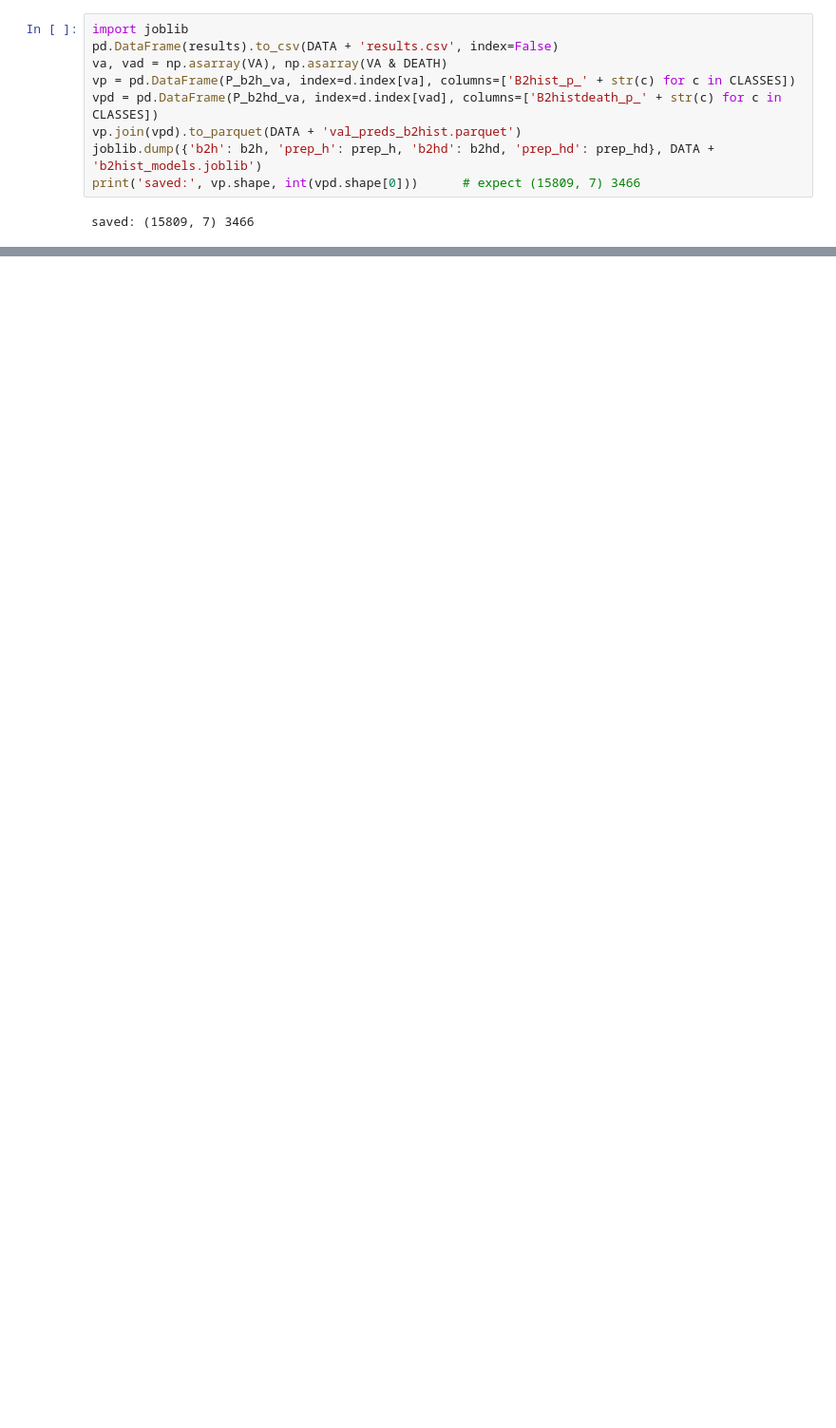
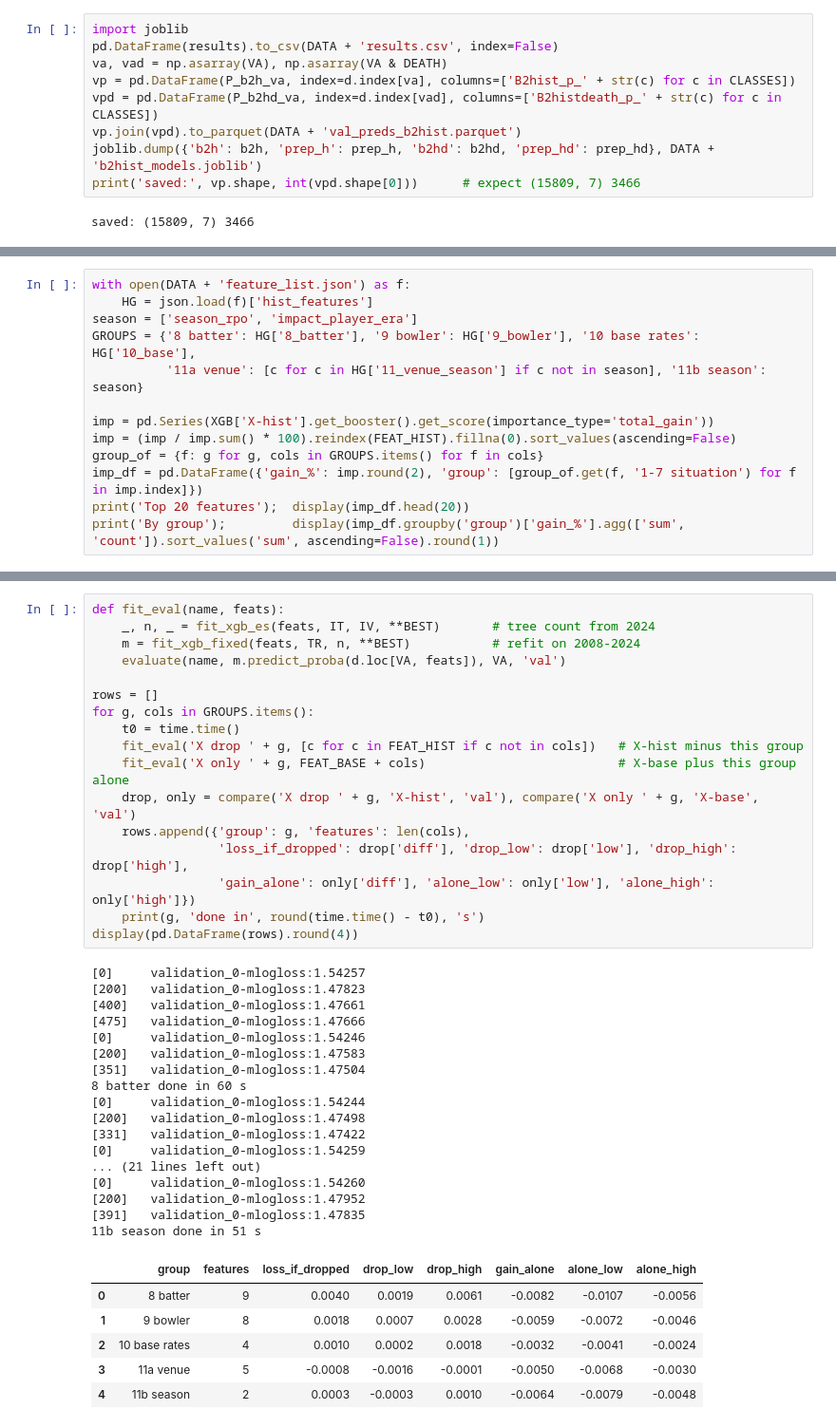
Before and after one commit to arjunnamburi/ml_death_overs_ipl, a Jupyter notebook: notebooks/models.ipynb, the cells around one changed output, grey strips where cells are left out. Shown at 95% size. Cells and saved outputs as stored; diff of their text form; blank space fills up the shorter version.

```diff
--- a/notebooks/models.ipynb
+++ b/notebooks/models.ipynb
@@ -1240,0 +1454,13 @@ display(pd.DataFrame(rows).round(4))
+# %%
+with open(DATA + 'feature_list.json') as f:
+    HG = json.load(f)['hist_features']
+season = ['season_rpo', 'impact_player_era']
+GROUPS = {'8 batter': HG['8_batter'], '9 bowler': HG['9_bowler'], '10 base rates': HG['10_base'],
+          '11a venue': [c for c in HG['11_venue_season'] if c not in season], '11b season': season}
+
+imp = pd.Series(XGB['X-hist'].get_booster().get_score(importance_type='total_gain'))
+imp = (imp / imp.sum() * 100).reindex(FEAT_HIST).fillna(0).sort_values(ascending=False)
+group_of = {f: g for g, cols in GROUPS.items() for f in cols}
+imp_df = pd.DataFrame({'gain_%': imp.round(2), 'group': [group_of.get(f, '1-7 situation') for f in imp.index]})
+print('Top 20 features');  display(imp_df.head(20))
+print('By group');         display(imp_df.groupby('group')['gain_%'].agg(['sum', 'count']).sort_values('sum', ascending=False).round(1))
@@ -1240,0 +1495,41 @@ display(pd.DataFrame(rows).round(4))
+# %%
+def fit_eval(name, feats):
+    _, n, _ = fit_xgb_es(feats, IT, IV, **BEST)       # tree count from 2024
+    m = fit_xgb_fixed(feats, TR, n, **BEST)           # refit on 2008-2024
+    evaluate(name, m.predict_proba(d.loc[VA, feats]), VA, 'val')
+
+rows = []
+for g, cols in GROUPS.items():
+    t0 = time.time()
+    fit_eval('X drop ' + g, [c for c in FEAT_HIST if c not in cols])   # X-hist minus this group
+    fit_eval('X only ' + g, FEAT_BASE + cols)                          # X-base plus this group alone
+    drop, only = compare('X drop ' + g, 'X-hist', 'val'), compare('X only ' + g, 'X-base', 'val')
+    rows.append({'group': g, 'features': len(cols),
+                 'loss_if_dropped': drop['diff'], 'drop_low': drop['low'], 'drop_high': drop['high'],
+                 'gain_alone': only['diff'], 'alone_low': only['low'], 'alone_high': only['high']})
+    print(g, 'done in', round(time.time() - t0), 's')
+display(pd.DataFrame(rows).round(4))
+# %% [output]
+[0]     validation_0-mlogloss:1.54257
+[200]   validation_0-mlogloss:1.47823
+[400]   validation_0-mlogloss:1.47661
+[475]   validation_0-mlogloss:1.47666
+[0]     validation_0-mlogloss:1.54246
+[200]   validation_0-mlogloss:1.47583
+[351]   validation_0-mlogloss:1.47504
+8 batter done in 60 s
+[0]     validation_0-mlogloss:1.54244
+[200]   validation_0-mlogloss:1.47498
+[331]   validation_0-mlogloss:1.47422
+[0]     validation_0-mlogloss:1.54259
+... (21 lines left out)
+[0]     validation_0-mlogloss:1.54260
+[200]   validation_0-mlogloss:1.47952
+[391]   validation_0-mlogloss:1.47835
+11b season done in 51 s
+|  | group | features | loss_if_dropped | drop_low | drop_high | gain_alone | alone_low | alone_high |
+| 0 | 8 batter | 9 | 0.0040 | 0.0019 | 0.0061 | -0.0082 | -0.0107 | -0.0056 |
+| 1 | 9 bowler | 8 | 0.0018 | 0.0007 | 0.0028 | -0.0059 | -0.0072 | -0.0046 |
+| 2 | 10 base rates | 4 | 0.0010 | 0.0002 | 0.0018 | -0.0032 | -0.0041 | -0.0024 |
+| 3 | 11a venue | 5 | -0.0008 | -0.0016 | -0.0001 | -0.0050 | -0.0068 | -0.0030 |
+| 4 | 11b season | 2 | 0.0003 | -0.0003 | 0.0010 | -0.0064 | -0.0079 | -0.0048 |
```
Also changed, not shown: parts of 25 cells of this notebook.
